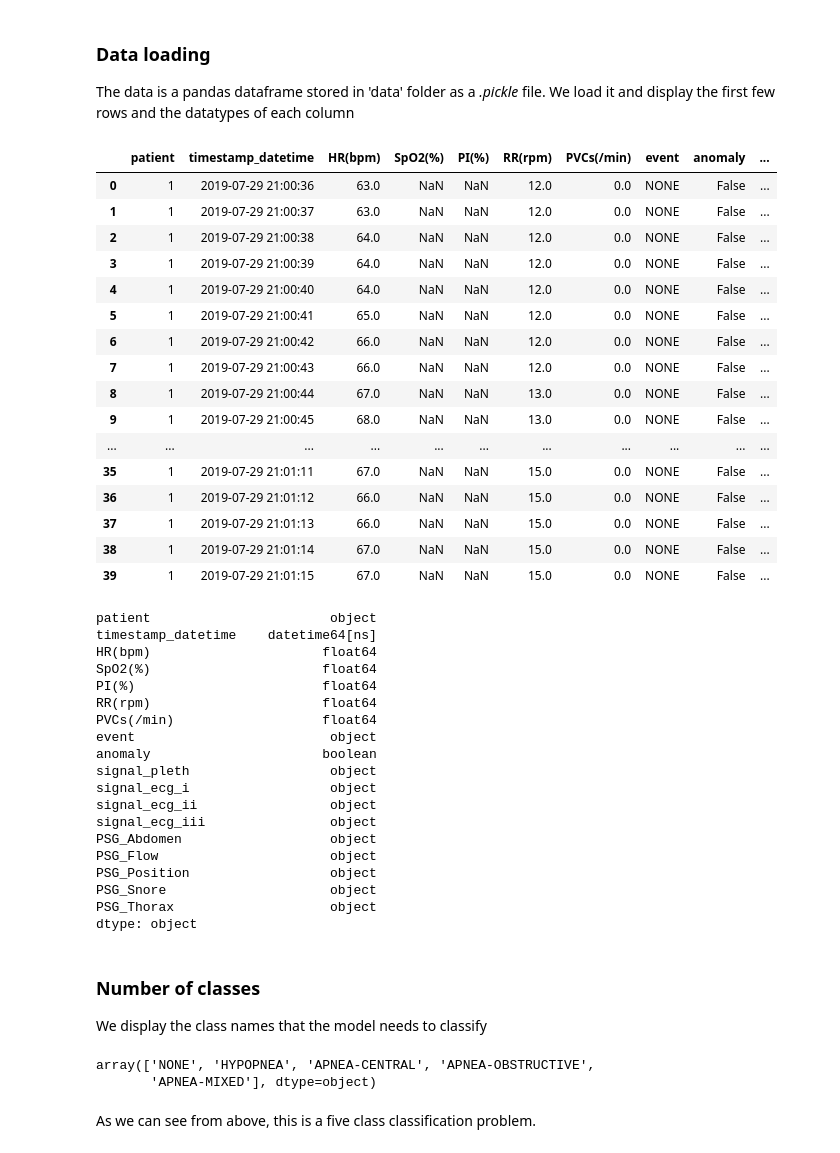
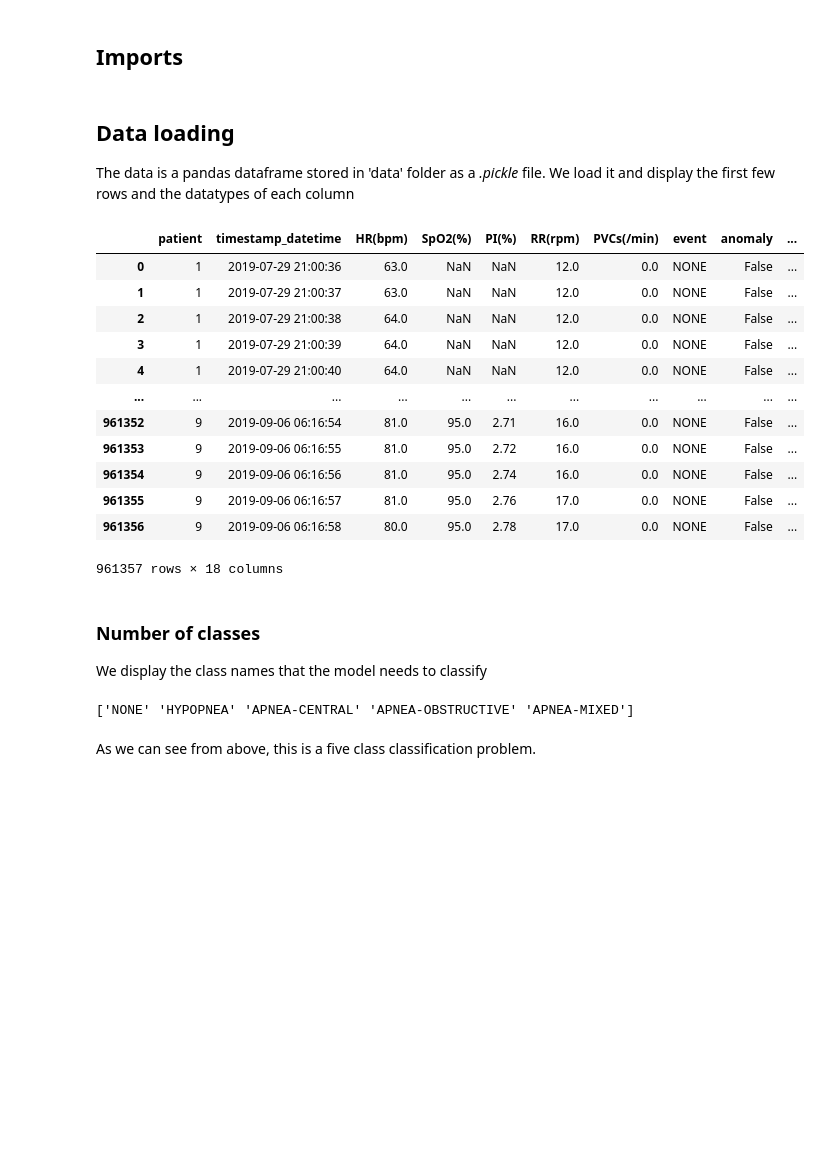
Before and after one commit to arijitde92/OSAS_Detection, a Jupyter notebook: preprocess_dataset.ipynb, the cells around one changed output. Saved outputs shown, nothing was run; the diff lists cells and outputs as text; code cells hidden in the pictures; blank space fills up the shorter version.

```diff
--- a/preprocess_dataset.ipynb
+++ b/preprocess_dataset.ipynb
@@ -11,3 +6,5 @@ We first load and analyze the data
+# %% [markdown]
+## Imports
 # %%
 # Necessary imports
 import pandas as pd
@@ -18,62 +18,37 @@ from matplotlib import pyplot as plt
 # %% [markdown]
-### Data loading
+## Data loading
 The data is a pandas dataframe stored in 'data' folder as a _.pickle_ file. We load it and display the first few rows and the datatypes of each column
 # %%
 # Path to the dataset (assuming it is in the same directory as the notebook)
 path = './data/dataset_OSAS.pickle'
-
 # Loading the dataset
+# dataset = pd.read_pickle(path)
 with open(path, 'rb') as file:
     dataset = pickle.load(file)
-
-display(dataset.head(40))
-
-display(dataset.dtypes)
-# %% [output]
-|  | patient | timestamp_datetime | HR(bpm) | SpO2(%) | PI(%) | RR(rpm) | PVCs(/min) | event | anomaly | ... |
-| 0 | 1 | 2019-07-29 21:00:36 | 63.0 | NaN | NaN | 12.0 | 0.0 | NONE | False | ... |
-| 1 | 1 | 2019-07-29 21:00:37 | 63.0 | NaN | NaN | 12.0 | 0.0 | NONE | False | ... |
-| 2 | 1 | 2019-07-29 21:00:38 | 64.0 | NaN | NaN | 12.0 | 0.0 | NONE | False | ... |
-| 3 | 1 | 2019-07-29 21:00:39 | 64.0 | NaN | NaN | 12.0 | 0.0 | NONE | False | ... |
-| 4 | 1 | 2019-07-29 21:00:40 | 64.0 | NaN | NaN | 12.0 | 0.0 | NONE | False | ... |
-| 5 | 1 | 2019-07-29 21:00:41 | 65.0 | NaN | NaN | 12.0 | 0.0 | NONE | False | ... |
-| 6 | 1 | 2019-07-29 21:00:42 | 66.0 | NaN | NaN | 12.0 | 0.0 | NONE | False | ... |
-| 7 | 1 | 2019-07-29 21:00:43 | 66.0 | NaN | NaN | 12.0 | 0.0 | NONE | False | ... |
-| 8 | 1 | 2019-07-29 21:00:44 | 67.0 | NaN | NaN | 13.0 | 0.0 | NONE | False | ... |
-| 9 | 1 | 2019-07-29 21:00:45 | 68.0 | NaN | NaN | 13.0 | 0.0 | NONE | False | ... |
-| ... | ... | ... | ... | ... | ... | ... | ... | ... | ... | ... |
-| 35 | 1 | 2019-07-29 21:01:11 | 67.0 | NaN | NaN | 15.0 | 0.0 | NONE | False | ... |
-| 36 | 1 | 2019-07-29 21:01:12 | 66.0 | NaN | NaN | 15.0 | 0.0 | NONE | False | ... |
-| 37 | 1 | 2019-07-29 21:01:13 | 66.0 | NaN | NaN | 15.0 | 0.0 | NONE | False | ... |
-| 38 | 1 | 2019-07-29 21:01:14 | 67.0 | NaN | NaN | 15.0 | 0.0 | NONE | False | ... |
-| 39 | 1 | 2019-07-29 21:01:15 | 67.0 | NaN | NaN | 15.0 | 0.0 | NONE | False | ... |
-patient                       object
-timestamp_datetime    datetime64[ns]
-HR(bpm)                      float64
-SpO2(%)                      float64
-PI(%)                        float64
-RR(rpm)                      float64
-PVCs(/min)                   float64
-event                         object
-anomaly                      boolean
-signal_pleth                  object
-signal_ecg_i                  object
-signal_ecg_ii                 object
-signal_ecg_iii                object
-PSG_Abdomen                   object
-PSG_Flow                      object
-PSG_Position                  object
-PSG_Snore                     object
-PSG_Thorax                    object
-dtype: object
+# %%
+dataset
+# %% [output]
+|  | patient | timestamp_datetime | HR(bpm) | SpO2(%) | PI(%) | RR(rpm) | PVCs(/min) | event | anomaly | ... |
+| 0 | 1 | 2019-07-29 21:00:36 | 63.0 | NaN | NaN | 12.0 | 0.0 | NONE | False | ... |
+| 1 | 1 | 2019-07-29 21:00:37 | 63.0 | NaN | NaN | 12.0 | 0.0 | NONE | False | ... |
+| 2 | 1 | 2019-07-29 21:00:38 | 64.0 | NaN | NaN | 12.0 | 0.0 | NONE | False | ... |
+| 3 | 1 | 2019-07-29 21:00:39 | 64.0 | NaN | NaN | 12.0 | 0.0 | NONE | False | ... |
+| 4 | 1 | 2019-07-29 21:00:40 | 64.0 | NaN | NaN | 12.0 | 0.0 | NONE | False | ... |
+| ... | ... | ... | ... | ... | ... | ... | ... | ... | ... | ... |
+| 961352 | 9 | 2019-09-06 06:16:54 | 81.0 | 95.0 | 2.71 | 16.0 | 0.0 | NONE | False | ... |
+| 961353 | 9 | 2019-09-06 06:16:55 | 81.0 | 95.0 | 2.72 | 16.0 | 0.0 | NONE | False | ... |
+| 961354 | 9 | 2019-09-06 06:16:56 | 81.0 | 95.0 | 2.74 | 16.0 | 0.0 | NONE | False | ... |
+| 961355 | 9 | 2019-09-06 06:16:57 | 81.0 | 95.0 | 2.76 | 17.0 | 0.0 | NONE | False | ... |
+| 961356 | 9 | 2019-09-06 06:16:58 | 80.0 | 95.0 | 2.78 | 17.0 | 0.0 | NONE | False | ... |
+961357 rows × 18 columns
 # %% [markdown]
 ### Number of classes
 We display the class names that the model needs to classify
-# %%
-dataset['event'].unique()
-# %% [output]
-array(['NONE', 'HYPOPNEA', 'APNEA-CENTRAL', 'APNEA-OBSTRUCTIVE',
-       'APNEA-MIXED'], dtype=object)
+# %%
+num_classes = dataset['event'].unique()
+print(num_classes)
+# %% [output]
+['NONE' 'HYPOPNEA' 'APNEA-CENTRAL' 'APNEA-OBSTRUCTIVE' 'APNEA-MIXED']
 # %% [markdown]
 As we can see from above, this is a five class classification problem.
 # %% [markdown]
```
Also changed, not shown: parts of 86 cells of this notebook, 9 other files.
